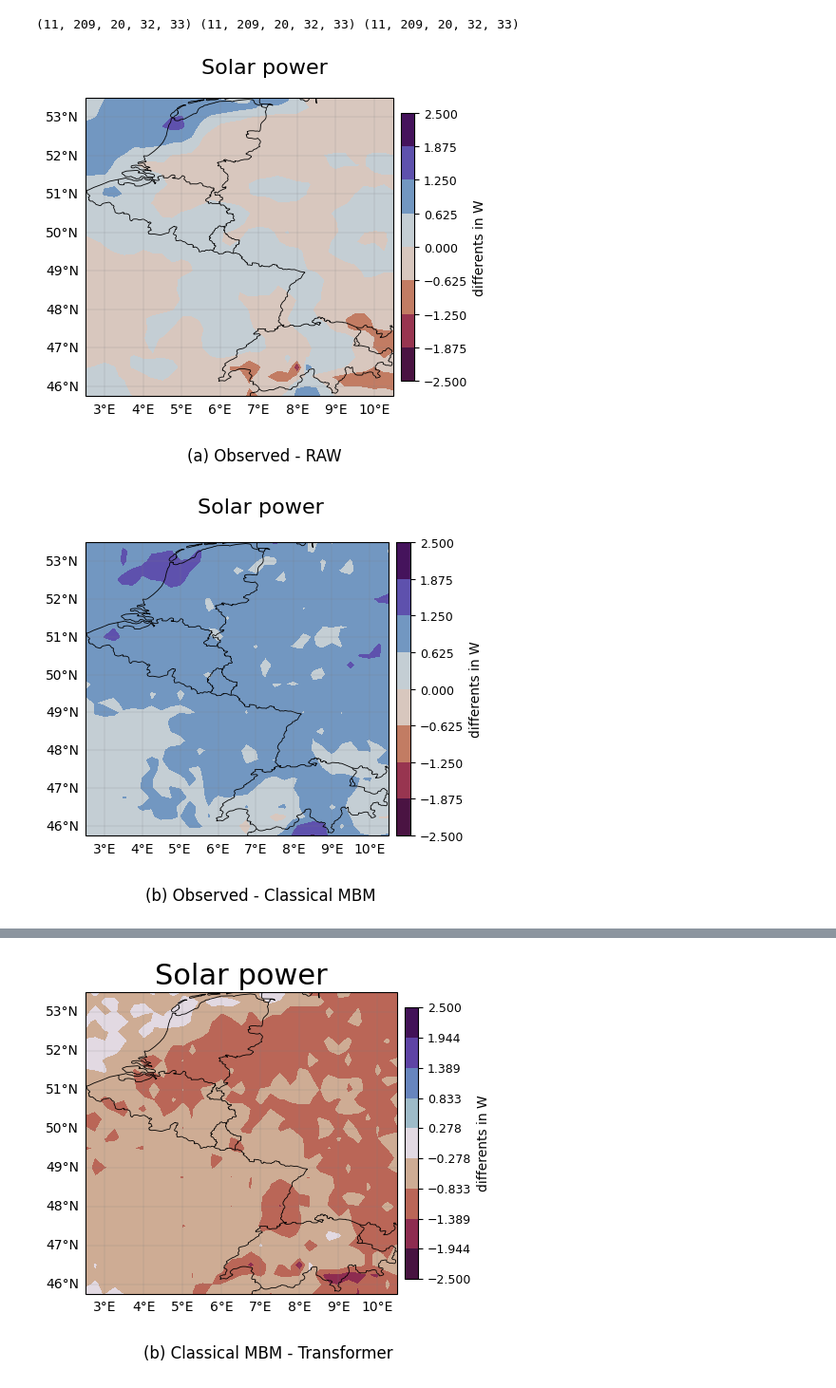
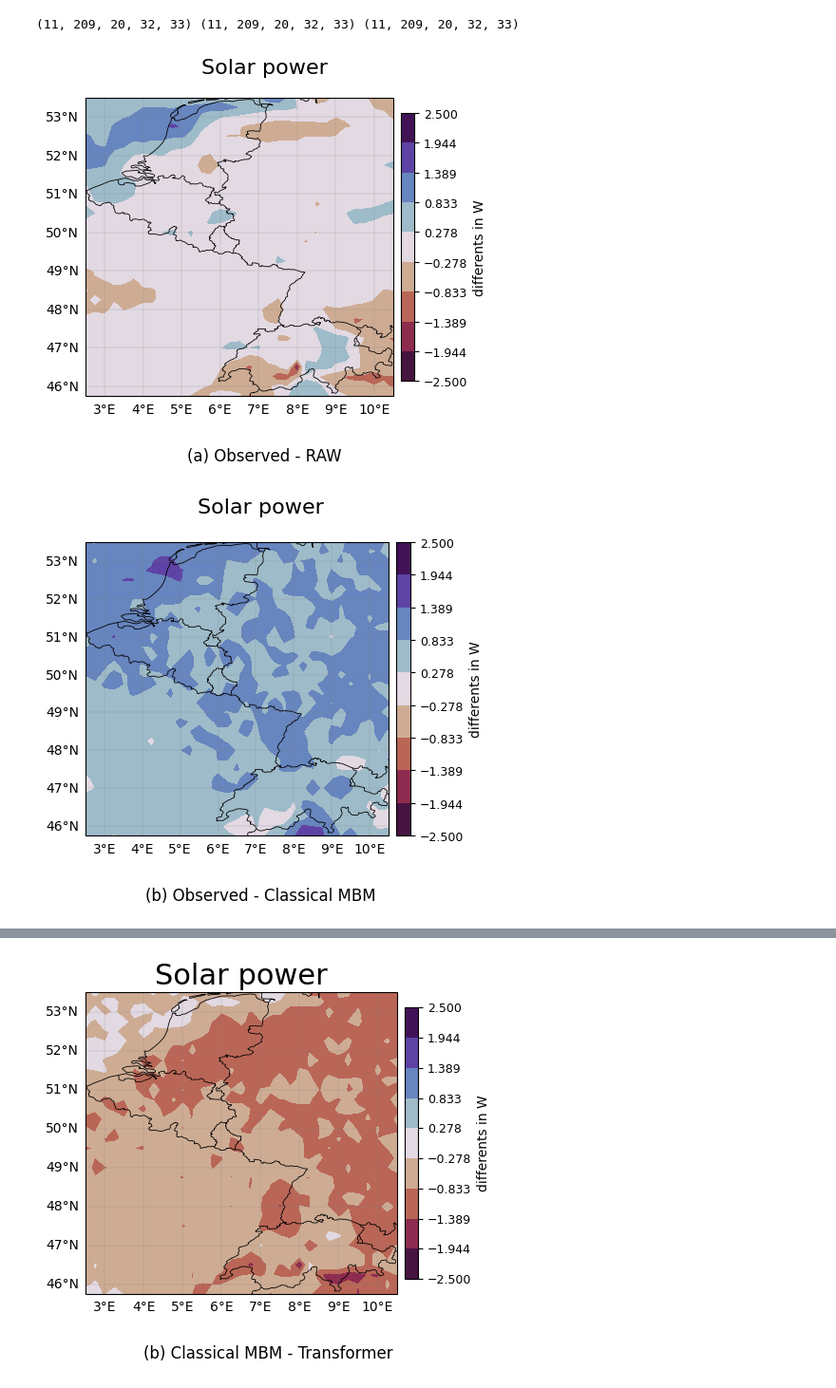
Before and after one commit to Ayoub-cmd707/Weather_forcasting, a Jupyter notebook: energiePr.ipynb, the cells around one changed output, grey strips where cells are left out. Shown at 95% size. Saved outputs shown, nothing was run; the diff lists cells and outputs as text; code cells hidden in the pictures.

Commit message:
extra pictures

```diff
--- a/energiePr.ipynb
+++ b/energiePr.ipynb
@@ -249,7 +249,7 @@ ax.set_extent([2.5, 10.5, 45.75, 53.5], crs=ccrs.PlateCarree())
 ax.add_feature(cfeature.BORDERS.with_scale("10m"), linewidth=0.6)
 ax.add_feature(cfeature.COASTLINE.with_scale("10m"), linewidth=0.6)
 
-levels = np.linspace(-2.5, 2.5, 9)
+levels = np.linspace(-2.5, 2.5, 10)
 # Contourplot met nette levels
 cf = ax.contourf(lon2d, lat2d,diff, cmap='twilight_shifted_r',transform=ccrs.PlateCarree(),levels=levels, )
 
@@ -271,10 +271,10 @@ ax.set_title("")
 plt.suptitle('Solar power', fontsize=16,ha='center')
 plt.figtext(0.5, -0.08, r"(a) Observed - RAW", fontsize=12, ha='center')
 plt.tight_layout()
-plt.savefig("/home/jupyter-ayoub/Pictures/ssrd6/power_map_obs-transformer.png", bbox_inches='tight')
+plt.savefig("/home/jupyter-ayoub/Pictures/ssrd6/power_map_obs-transformer_10.png", bbox_inches='tight')
 plt.show()
 # %% [output]
-[figure, old version]
+[figure, new version]
 # %%
 ##### import matplotlib.pyplot as plt
 import cartopy.crs as ccrs
@@ -298,36 +298,36 @@ lon2d, lat2d = np.meshgrid(lons, lats)
 # Plotfiguur
 fig, ax = plt.subplots(figsize=(5, 4), subplot_kw={'projection': ccrs.PlateCarree()})
 ax.set_extent([2.5, 10.5, 45.75, 53.5], crs=ccrs.PlateCarree())
 
 # Geografische lagen
 ax.add_feature(cfeature.BORDERS.with_scale("10m"), linewidth=0.6)
 ax.add_feature(cfeature.COASTLINE.with_scale("10m"), linewidth=0.6)
 
-levels = np.linspace(-2.5, 2.5, 9)
+levels = np.linspace(-2.5, 2.5, 10)
 # Contourplot met nette levels
 cf = ax.contourf(lon2d, lat2d,diff, cmap='twilight_shifted_r',transform=ccrs.PlateCarree(),levels=levels, )
 
 # Nette colorbar met LaTeX label
 cbar = fig.colorbar(cf, ax=ax, orientation='vertical', pad=0.02, aspect=20)
 cbar.set_label(r'differents in W', fontsize=10)
 cbar.ax.tick_params(labelsize=9)
 
 # Gridlines
 gl = ax.gridlines(draw_labels=True, linewidth=0.3, color='gray', alpha=0.5)
 gl.top_labels = False
 gl.right_labels = False
 
 # Geen titel in het plot zelf
 ax.set_title("")
 
 # Ondertitel buiten plot
 plt.suptitle('Solar power', fontsize=16,ha='center')
 plt.figtext(0.5, -0.08, r"(b) Observed - Classical MBM", fontsize=12, ha='center')
 plt.tight_layout()
-plt.savefig("/home/jupyter-ayoub/Pictures/ssrd6/power_map_obs-mbm.png", bbox_inches='tight')
+plt.savefig("/home/jupyter-ayoub/Pictures/ssrd6/power_map_obs-mbm_10.png", bbox_inches='tight')
 plt.show()
 # %% [output]
-[figure, old version]
+[figure, new version]
 # %%
 ##### import matplotlib.pyplot as plt
 import cartopy.crs as ccrs
```
Also changed, not shown: parts of 1 cell of this notebook, 7 other files.
